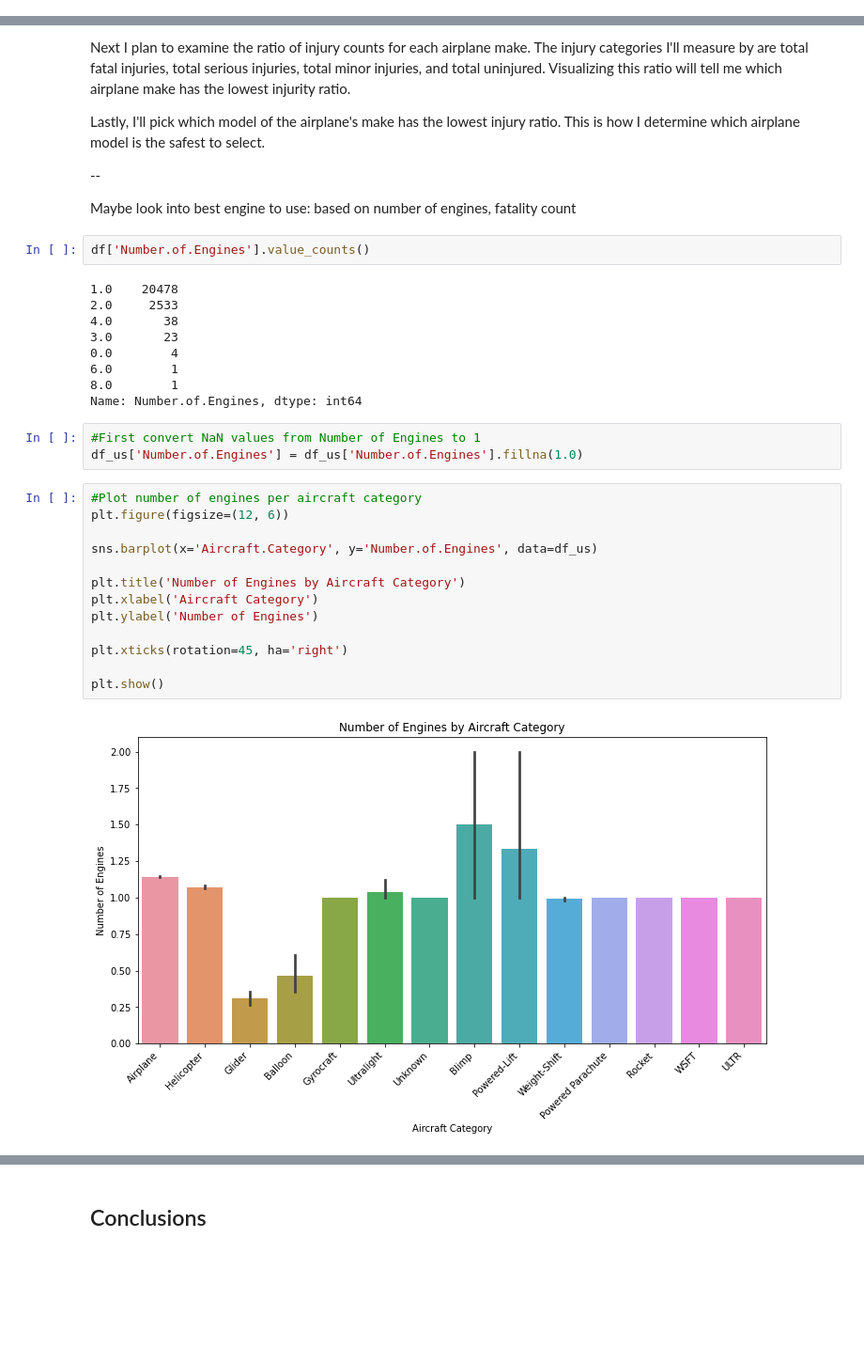
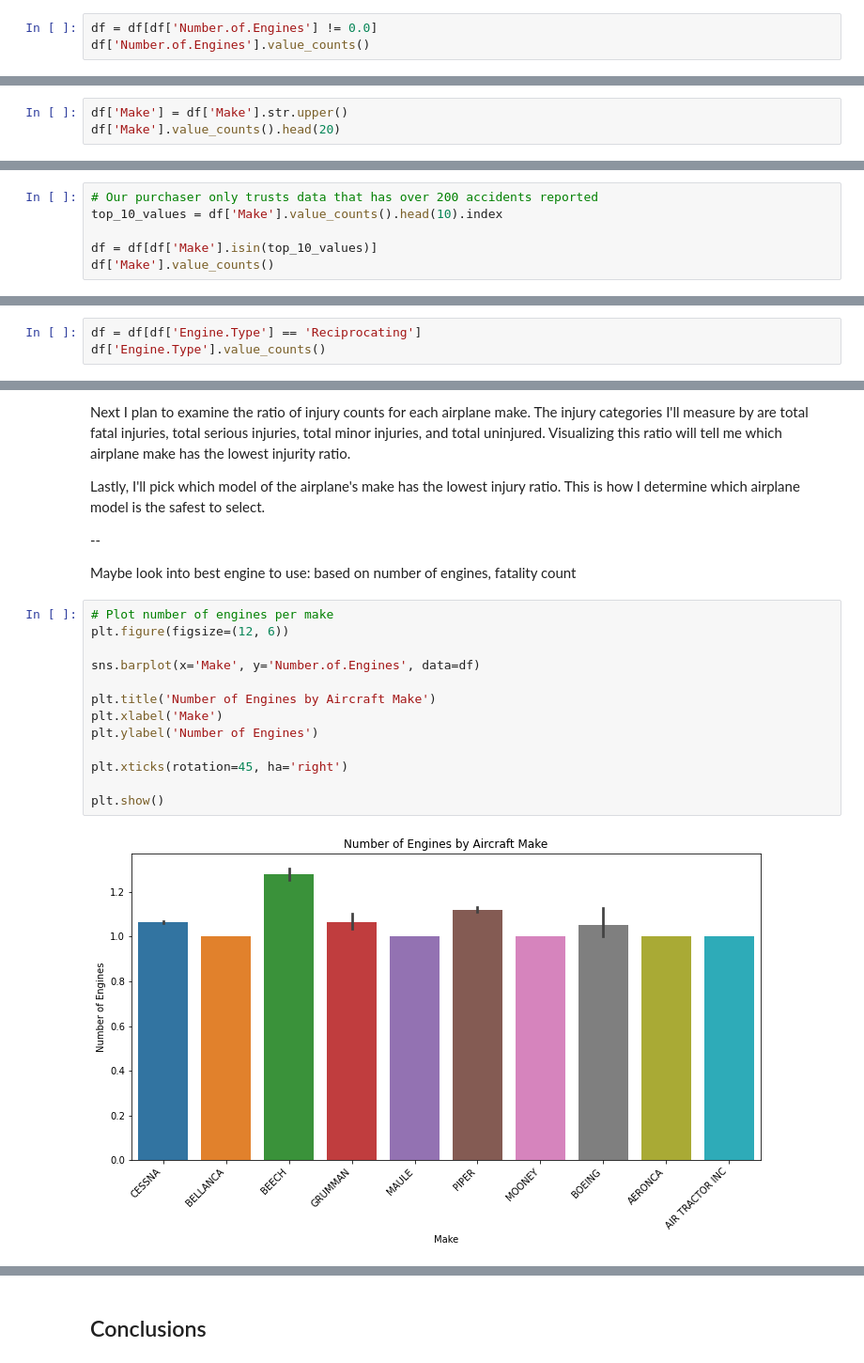
Before and after one commit to justinnllee/Aircraft_Safety_Analysis, a Jupyter notebook: notebook.ipynb, the cells around one changed output, grey strips where cells are left out. Shown: that part at 94% size. Drawn from its saved outputs; the diff is of its cells as text; blank space fills up the shorter version.

Commit message:
four visuals

```diff
--- a/notebook.ipynb
+++ b/notebook.ipynb
@@ -120,3 +120,6 @@ df['Amateur.Built'].value_counts()
 # %% [output]
 No    20564
 Name: Amateur.Built, dtype: int64
+# %%
+df = df[df['Number.of.Engines'] != 0.0]
+df['Number.of.Engines'].value_counts()
@@ -122,0 +149,3 @@ Name: Amateur.Built, dtype: int64
+# %%
+df['Make'] = df['Make'].str.upper()
+df['Make'].value_counts().head(20)
@@ -122,0 +170,6 @@ Name: Amateur.Built, dtype: int64
+# %%
+# Our purchaser only trusts data that has over 200 accidents reported
+top_10_values = df['Make'].value_counts().head(10).index
+
+df = df[df['Make'].isin(top_10_values)]
+df['Make'].value_counts()
@@ -122,0 +188,3 @@ Name: Amateur.Built, dtype: int64
+# %%
+df = df[df['Engine.Type'] == 'Reciprocating']
+df['Engine.Type'].value_counts()
@@ -172,32 +243,18 @@ Lastly, I'll pick which model of the airplane's make has the lowest injury ratio
 --
 
 Maybe look into best engine to use: based on number of engines, fatality count
-# %%
-df['Number.of.Engines'].value_counts()
-# %% [output]
-1.0    20478
-2.0     2533
-4.0       38
-3.0       23
-0.0        4
-6.0        1
-8.0        1
-Name: Number.of.Engines, dtype: int64
-# %%
-#First convert NaN values from Number of Engines to 1
-df_us['Number.of.Engines'] = df_us['Number.of.Engines'].fillna(1.0)
 # %%
-#Plot number of engines per aircraft category
+# Plot number of engines per make
 plt.figure(figsize=(12, 6))
 
-sns.barplot(x='Aircraft.Category', y='Number.of.Engines', data=df_us)
+sns.barplot(x='Make', y='Number.of.Engines', data=df)
 
-plt.title('Number of Engines by Aircraft Category')
-plt.xlabel('Aircraft Category')
+plt.title('Number of Engines by Aircraft Make')
+plt.xlabel('Make')
 plt.ylabel('Number of Engines')
 
 plt.xticks(rotation=45, ha='right')
 
 plt.show()
 # %% [output]
-[figure, old version]
+[figure, new version]
```
Also changed, not shown: parts of 23 cells of this notebook.
